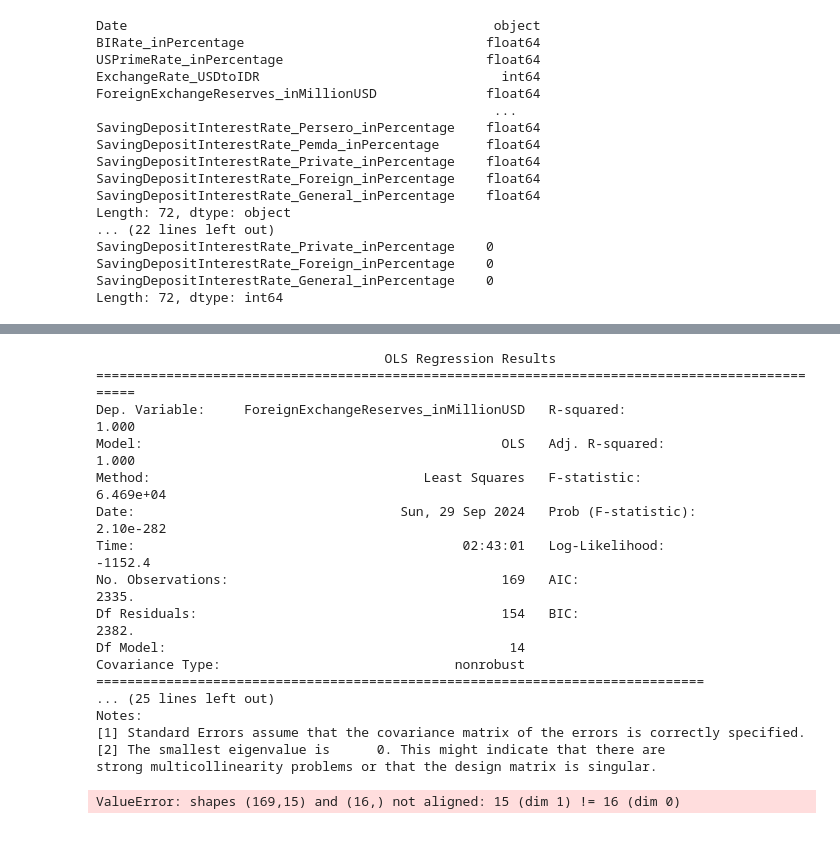
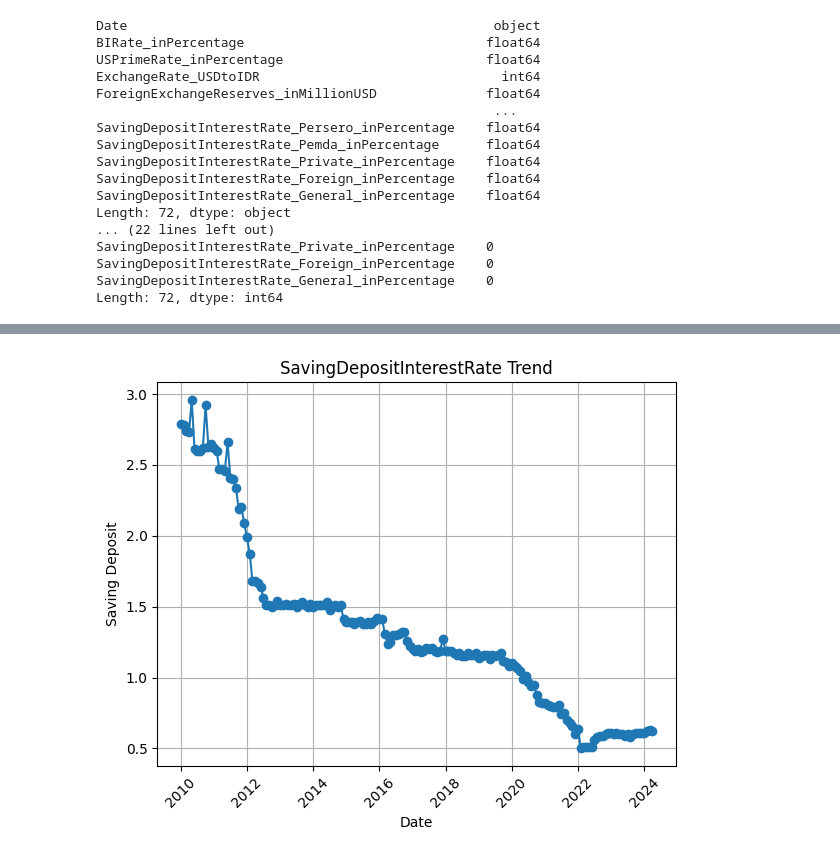
Before and after one commit to erinamifta4/Semester5__Econometric, a Jupyter notebook: Tugas1.ipynb, the cells around one changed output, grey strips where cells are left out. Saved outputs shown, nothing was run; the diff lists cells and outputs as text; code cells hidden in the pictures.

```diff
--- a/Tugas1.ipynb
+++ b/Tugas1.ipynb
@@ -216,58 +65,0 @@ print(vif_data_r)
-# %%
-# import statsmodels.api as sm
-xr = sm.add_constant(xr)
-modelPCA = sm.OLS(y,xr).fit()
-print(modelPCA.summary())
-# %% [output]
-                                     OLS Regression Results
-================================================================================================
-Dep. Variable:     ForeignExchangeReserves_inMillionUSD   R-squared:                       1.000
-Model:                                              OLS   Adj. R-squared:                  1.000
-Method:                                   Least Squares   F-statistic:                 6.469e+04
-Date:                                  Sun, 29 Sep 2024   Prob (F-statistic):          2.10e-282
-Time:                                          02:43:01   Log-Likelihood:                -1152.4
-No. Observations:                                   169   AIC:                             2335.
-Df Residuals:                                       154   BIC:                             2382.
-Df Model:                                            14
-Covariance Type:                              nonrobust
-==============================================================================
-... (25 lines left out)
-Notes:
-[1] Standard Errors assume that the covariance matrix of the errors is correctly specified.
-[2] The smallest eigenvalue is      0. This might indicate that there are
-strong multicollinearity problems or that the design matrix is singular.
-# %%
-import pandas as pd
-import matplotlib.pyplot as plt
-
-# Prediksi dari model
-y_pred = modelPCA.predict(x)
-
-# Hitung error antara actual dan predicted
-error = y - y_pred
-
-# Membuat DataFrame untuk actual, predicted, dan error
-gab = pd.DataFrame({'Actual': y, 'Predicted': y_pred, 'Error': error})
-
-# Menampilkan DataFrame
-print(gab.tail(100))  # Menampilkan 100 data terakhir
-
-# Plotting actual dan predicted dalam line chart untuk 100 data terakhir
-plt.figure(figsize=(10,6))
-
-# Plot actual values untuk 100 data terakhir
-plt.plot(gab['Actual'].tail(100), label='Actual', color='blue', linewidth=2)
-
-# Plot predicted values untuk 100 data terakhir
-plt.plot(gab['Predicted'].tail(100), label='Predicted', color='orange', linewidth=2)
-
-# Menambahkan label, judul, dan legend
-plt.title('Actual vs Predicted Values (100 Last Data Points)')
-plt.xlabel('Index')
-plt.ylabel('Value')
-plt.legend()
-
-# Menampilkan grafik
-plt.show()
-# %% [output]
-ValueError: shapes (169,15) and (16,) not aligned: 15 (dim 1) != 16 (dim 0)
@@ -277,0 +66,14 @@ gab
+# %%
+df['Date'] = pd.to_datetime(df['Date'])
+
+plt.figure(figsize=(6, 5))
+plt.plot(df['Date'], df['SavingDepositInterestRate_Persero_inPercentage'], marker='o', linestyle='-')
+plt.title('SavingDepositInterestRate Trend')
+plt.xlabel('Date')
+plt.ylabel('Saving Deposit')
+plt.xticks(rotation=45)
+plt.grid()
+plt.tight_layout()
+plt.show()
+# %% [output]
+[figure, added]
```
Also changed, not shown: parts of 53 cells of this notebook.
